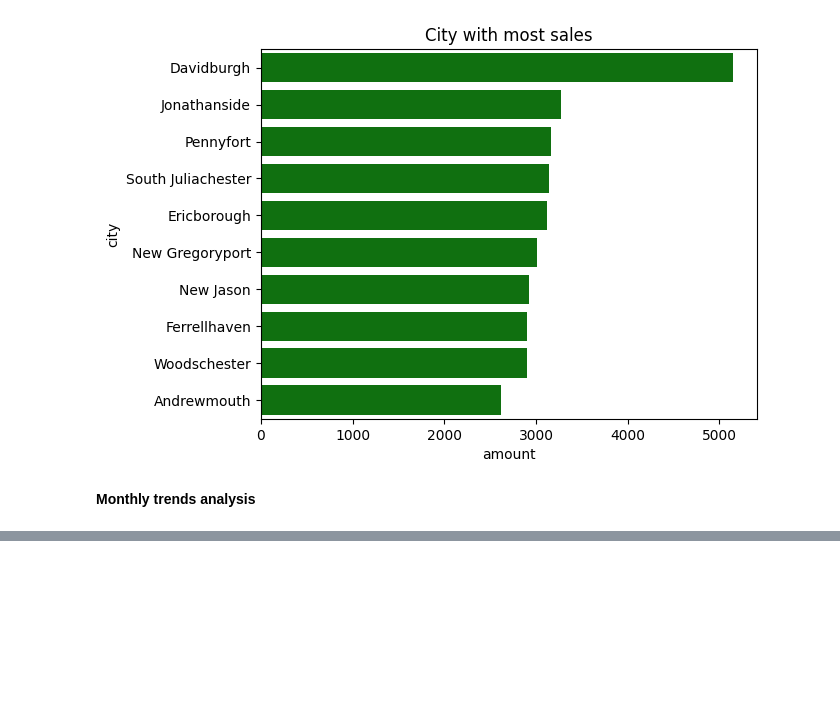
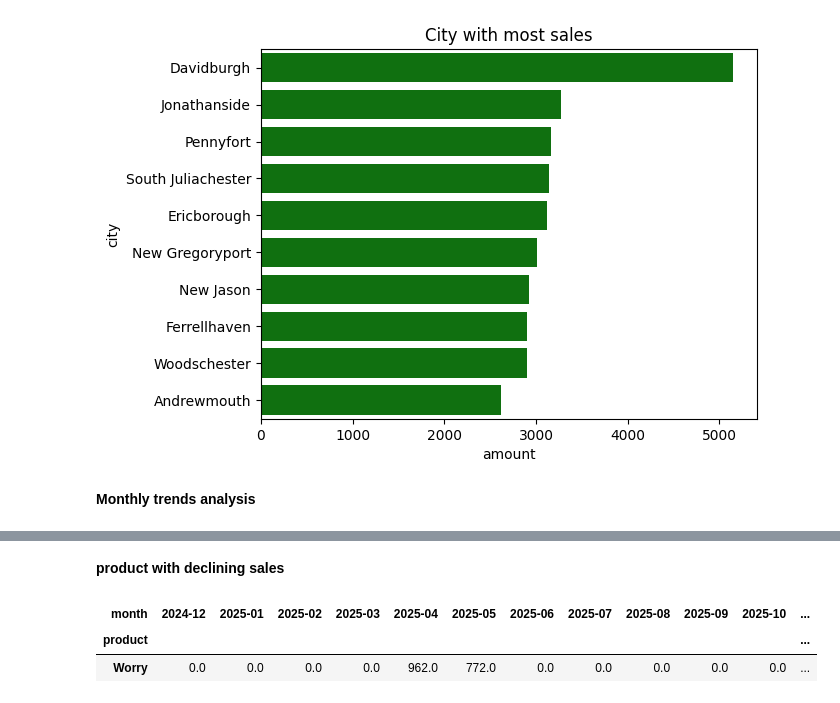
Before and after one commit to Aayam-Rimal/postgreSQL, a Jupyter notebook: analysis.ipynb, the cells around one changed output, grey strips where cells are left out. Saved outputs shown, nothing was run; the diff lists cells and outputs as text; code cells hidden in the pictures; blank space fills up the shorter version.

```diff
--- a/analysis.ipynb
+++ b/analysis.ipynb
@@ -177,0 +190,17 @@ df['month']= df['date'].dt.to_period('M')
+# %% [markdown]
+**product with declining sales**
+# %%
+monthly_product_sales = df.groupby(['product', 'month'])['amount'].sum().reset_index()
+pivot_df= monthly_product_sales.pivot(index='product', columns='month', values='amount').fillna(0)
+
+def is_declining(row):
+    return any(row.iloc[i]>row.iloc[i+1] for i in range(len(row)-1) if row.iloc[i+1]!=0)
+
+pivot_df['declining']= pivot_df.apply(is_declining, axis=1)
+
+declining_products = pivot_df[pivot_df['declining']]
+declining_products
+# %% [output]
+| month | 2024-12 | 2025-01 | 2025-02 | 2025-03 | 2025-04 | 2025-05 | 2025-06 | 2025-07 | 2025-08 | 2025-09 | 2025-10 | ... |
+| product |  |  |  |  |  |  |  |  |  |  |  | ... |
+| Worry | 0.0 | 0.0 | 0.0 | 0.0 | 962.0 | 772.0 | 0.0 | 0.0 | 0.0 | 0.0 | 0.0 | ... |
```
Also changed, not shown: parts of 6 cells of this notebook.
